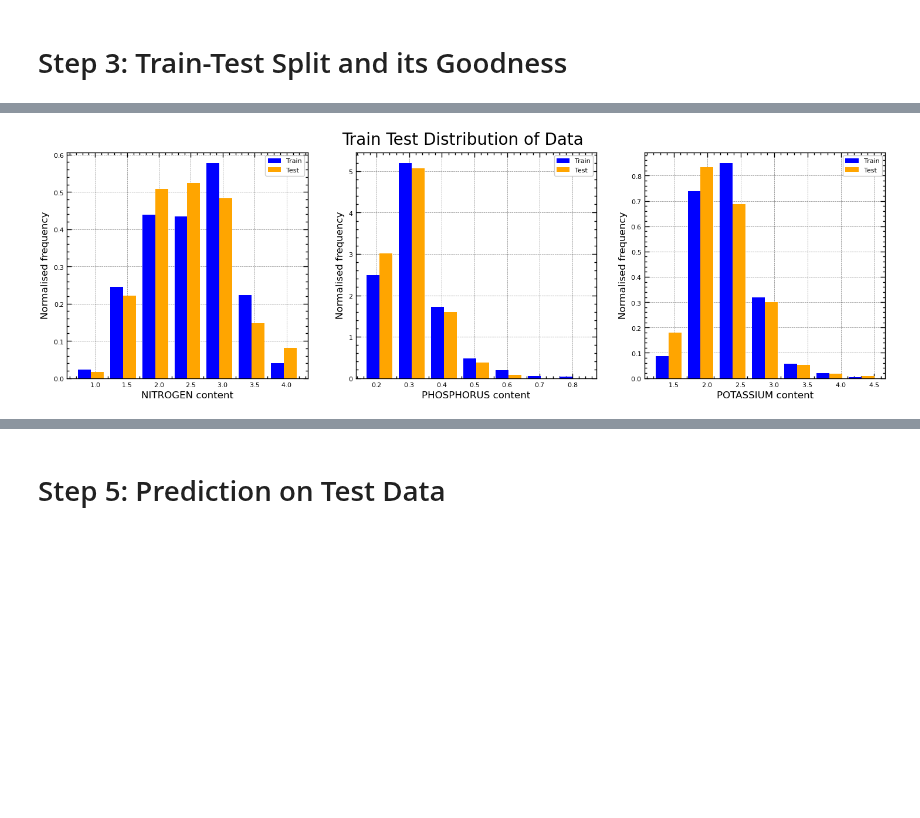
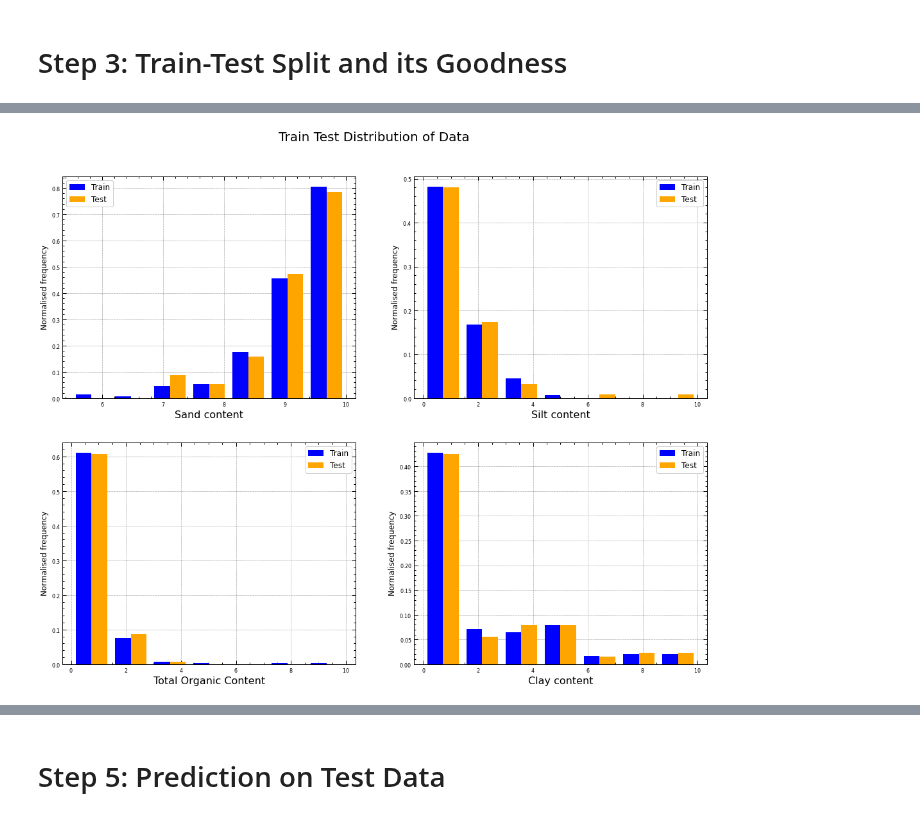
Before and after one commit to SwetaSingh87/SharedPython, a Jupyter notebook: UAE/A_UAE_Mult.ipynb, the cells around one changed output, grey strips where cells are left out. Saved outputs shown, nothing was run; the diff lists cells and outputs as text; code cells hidden in the pictures; blank space fills up the shorter version.

```diff
--- a/UAE/A_UAE_Mult.ipynb
+++ b/UAE/A_UAE_Mult.ipynb
@@ -235,0 +221,3 @@ Name: Potassium, dtype: float64
+# %%
+y_sand = udf.loc[:, 'sand']
+y_sand.head(2)
@@ -235,0 +228,3 @@ Name: Potassium, dtype: float64
+# %%
+y_clay = udf.loc[:, 'clay']
+y_clay.head(2)
@@ -235,0 +235,3 @@ Name: Potassium, dtype: float64
+# %%
+y_toc = udf.loc[:, 'TOC']
+y_toc.head(2)
@@ -287,11 +304,11 @@ For test size = 0.2      min pvalue: 0.008812186388581732        found at random
 # %%
 # Splitting the sample into train-test samples using obtained optimal parameters
-XN_train, XN_test, yN_train, yN_test = train_test_split(X, yN, test_size= tst_siz, random_state=randN)
+XSand_train, XSand_test, ySand_train, ySand_test = train_test_split(X, y_sand, test_size= tst_siz, random_state=rand_sand)
 
-#XP_train, XP_test, yP_train, yP_test = train_test_split(X, yP, test_size= tst_siz, random_state=randP)
-XP_train, XP_test, yP_train, yP_test = train_test_split(X, yP, test_size= tst_siz, random_state=14)
+XSilt_train, XSilt_test, ySilt_train, ySilt_test = train_test_split(X, y_silt, test_size= tst_siz, random_state=rand_silt)
 
-XK_train, XK_test, yK_train, yK_test = train_test_split(X, yK, test_size= tst_siz, random_state=randK)
+XClay_train, XClay_test, yClay_train, yClay_test = train_test_split(X, y_clay, test_size= tst_siz, random_state=rand_clay)
 
-print ('\n \n Train-Test Split Done for yN yP yK')
+XTOC_train, XTOC_test, yTOC_train, yTOC_test = train_test_split(X, y_toc, test_size= tst_siz, random_state=rand_toc)
+print ('\n \n Optimal Train-Test Split Done for y_sand y_silt y_clay y_toc')
 # %% [output]
@@ -299,50 +316,62 @@ print ('\n \n Train-Test Split Done for yN yP yK')
 # %%
-# ## Plotting the Distribution of Train and Test Output Data  -----------for  Nitrogen ----
+# ## Plotting the Distribution of Train and Test Output Data
 plt.style.use(['science','notebook','grid'])
 
-fig, ax = plt.subplots(1,3, figsize=(18,5))
+fig, ax = plt.subplots(2,2, figsize=(18,14))
 
-minN = np.min(yN)
-maxN = np.max(yN)
+minSand = np.min(y_sand)
+maxSand = np.max(y_sand)
 
-binsN = np.linspace(minN, maxN, 8)
+binsSand = np.linspace(minSand, maxSand, 8)
 # density =True : used to normalise bin heights to make the integral of  histogram 1.
-ax[0].hist([yN_train, yN_test], binsN , label=['Train', 'Test'], density=True, color = ['blue','orange'])
+ax[0][0].hist([ySand_train, ySand_test], binsSand , label=['Train', 'Test'], density=True, color = ['blue','orange'])
 # results in error when yN_train/ yN_test is data frame or ndarray
-ax[0].legend(loc='upper right', fontsize =8)
-ax[0].set_xlabel('NITROGEN content',fontsize =12)
-ax[0].set_ylabel('Normalised frequency',fontsize =12)
-ax[0].tick_params(axis='both', labelsize=8)
+ax[0][0].legend(loc='upper left', fontsize =12)
+ax[0][0].set_xlabel('Sand content',fontsize =16)
+ax[0][0].set_ylabel('Normalised frequency',fontsize =12)
+ax[0][0].tick_params(axis='both', labelsize=8)
 
-minP = np.min(yP)
-maxP = np.max(yP)
+minSilt = np.min(y_silt)
+maxSilt = np.max(y_silt)
 
-binsP = np.linspace(minP, maxP, 8)
+binsSilt = np.linspace(minSilt, maxSilt, 8)
 # density =True : used to normalise bin heights to make the integral of  histogram 1.
-ax[1].hist([yP_train, yP_test], binsP , label=['Train', 'Test'], density=True, color = ['blue','orange'])
+ax[0][1].hist([ySilt_train, ySilt_test], binsSilt , label=['Train', 'Test'], density=True, color = ['blue','orange'])
 # results in error when yN_train/ yN_test is data frame or ndarray
-ax[1].legend(loc='upper right', fontsize =8)
-ax[1].set_xlabel('PHOSPHORUS content', fontsize =12)
-ax[1].set_ylabel('Normalised frequency',fontsize =12)
-ax[1].tick_params(axis='both', labelsize=8)
+ax[0][1].legend(loc='upper right', fontsize =12)
+ax[0][1].set_xlabel('Silt content',fontsize =16)
+ax[0][1].set_ylabel('Normalised frequency',fontsize =12)
+ax[0][1].tick_params(axis='both', labelsize=8)
 
-minK = np.min(yK)
-maxK = np.max(yK)
+minClay = np.min(y_clay)
+maxClay = np.max(y_clay)
 
-binsK = np.linspace(minK, maxK, 8)
+binsClay = np.linspace(minClay, maxClay, 8)
 # density =True : used to normalise bin heights to make the integral of  histogram 1.
-ax[2].hist([yK_train, yK_test], binsK , label=['Train', 'Test'], density=True, color = ['blue','orange'])
+ax[1][1].hist([yClay_train, yClay_test], binsClay , label=['Train', 'Test'], density=True, color = ['blue','orange'])
 # results in error when yN_train/ yN_test is data frame or ndarray
-ax[2].legend(loc='upper right', fontsize =8)
-ax[2].set_xlabel('POTASSIUM content', fontsize =12)
-ax[2].set_ylabel('Normalised frequency',fontsize =12)
-ax[2].tick_params(axis='both', labelsize=8)
+ax[1][1].legend(loc='upper right', fontsize =12)
+ax[1][1].set_xlabel('Clay content',fontsize =16)
+ax[1][1].set_ylabel('Normalised frequency',fontsize =12)
+ax[1][1].tick_params(axis='both', labelsize=8)
+
+minTOC = np.min(y_toc)
+maxTOC = np.max(y_toc)
+
+binsTOC = np.linspace(minTOC, maxTOC, 8)
+# density =True : used to normalise bin heights to make the integral of  histogram 1.
+ax[1][0].hist([yTOC_train, yTOC_test], binsTOC , label=['Train', 'Test'], density=True, color = ['blue','orange'])
+# results in error when yN_train/ yN_test is data frame or ndarray
+ax[1][0].legend(loc='upper right', fontsize =12)
+ax[1][0].set_xlabel('Total Organic Content',fontsize =16)
+ax[1][0].set_ylabel('Normalised frequency',fontsize =12)
+ax[1][0].tick_params(axis='both', labelsize=8)
 
 fig.suptitle('Train Test Distribution of Data', x = 0.5 ,y = .95, fontsize = 20)
 
 plt.show()
 # %% [output]
-[figure, old version]
+[figure, new version]
 # %% [markdown]
 # Step 4: Training the Model
 
```
Also changed, not shown: parts of 40 cells of this notebook, 1 other file.
